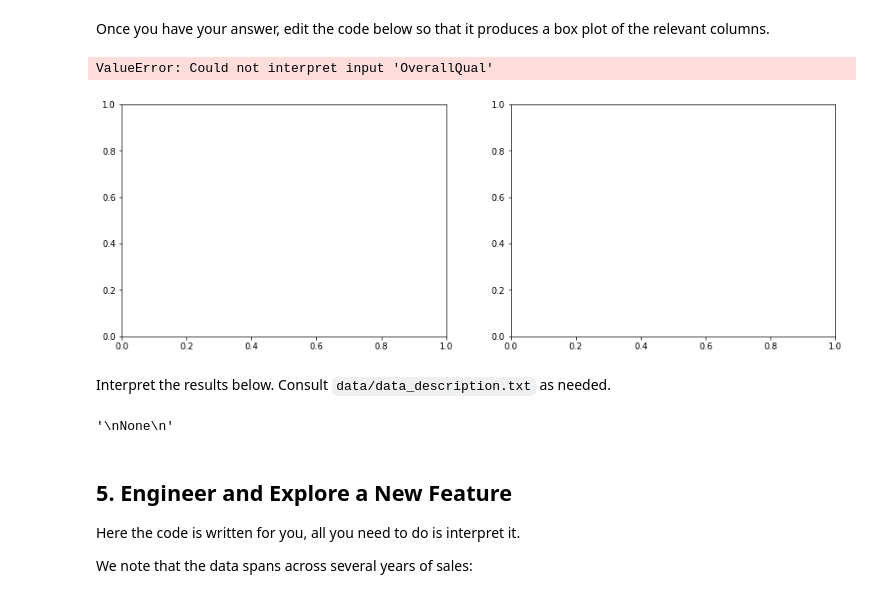
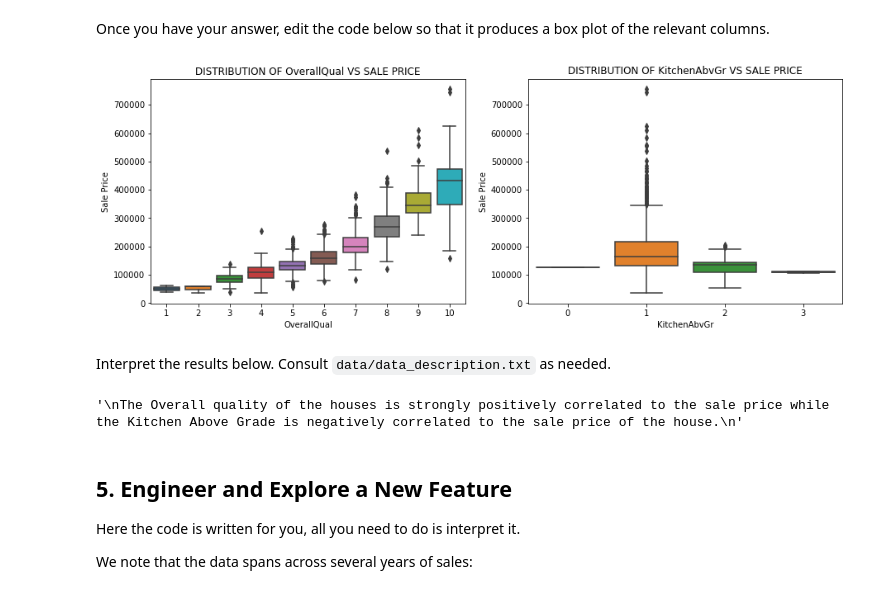
Before and after one commit to L3-nny/dsc-pandas-eda-lab, a Jupyter notebook: index.ipynb, the cells around one changed output. Cells and saved outputs as stored; diff of their text form; code cells hidden in the pictures.

```diff
--- a/index.ipynb
+++ b/index.ipynb
@@ -362,42 +368,41 @@ Once you have your answer, edit the code below so that it produces a box plot of
 # %%
 # Replace None with appropriate code
 
 import seaborn as sns
 
 fig, (ax1, ax2) = plt.subplots(ncols=2, figsize=(15,5))
 
 # Plot distribution of column with highest correlation
 sns.boxplot(
-    x=highest_correlation_column,
+    x=df[highest_correlation_column],
     y=df["SalePrice"],
     ax=ax1
 )
 # Plot distribution of column with most negative correlation
 sns.boxplot(
-    x=lowest_correlation_column,
+    x=df[lowest_correlation_column],
     y=df["SalePrice"],
     ax=ax2
 )
 
 # Customize labels
 ax1.set_title(f"DISTRIBUTION OF {highest_correlation_column} VS SALE PRICE")
 ax1.set_xlabel(highest_correlation_column)
 ax1.set_ylabel("Sale Price")
 ax2.set_title(f"DISTRIBUTION OF {lowest_correlation_column} VS SALE PRICE")
 ax2.set_xlabel(lowest_correlation_column)
 ax2.set_ylabel("Sale Price");
 # %% [output]
-ValueError: Could not interpret input 'OverallQual'
-[figure, old version]
+[figure, new version]
 # %% [markdown]
 Interpret the results below. Consult `data/data_description.txt` as needed.
-# %%
-# Replace None with appropriate text
-"""
-None
-"""
-# %% [output]
-'\nNone\n'
+# %%
+# Replace None with appropriate text
+"""
+The Overall quality of the houses is strongly positively correlated to the sale price while the Kitchen Above Grade is negatively correlated to the sale price of the house.
+"""
+# %% [output]
+'\nThe Overall quality of the houses is strongly positively correlated to the sale price while the Kitchen Above Grade is negatively correlated to the sale price of the house.\n'
 # %% [markdown]
 ## 5. Engineer and Explore a New Feature
 
```
Also changed, not shown: parts of 3 cells of this notebook.
